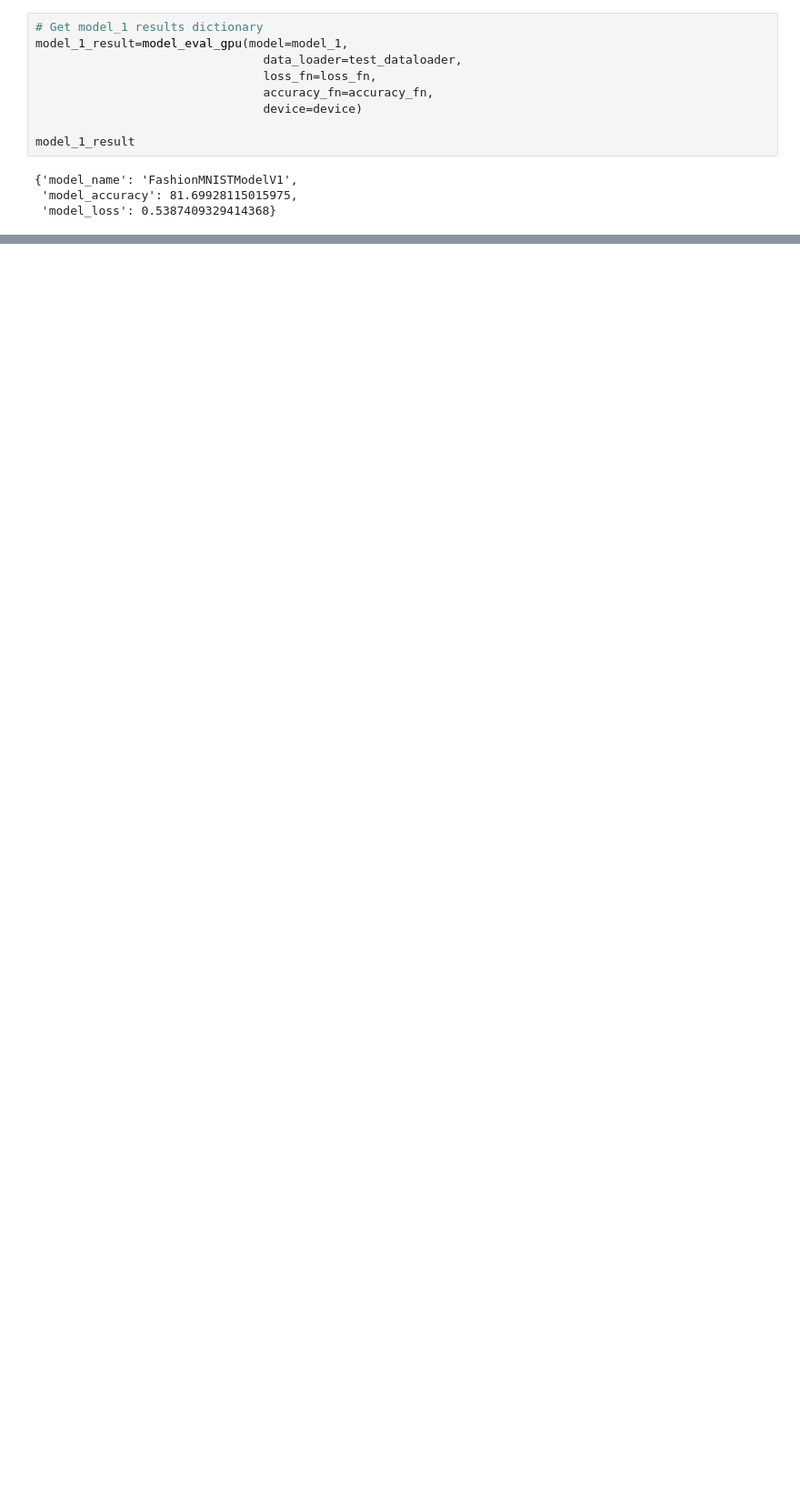
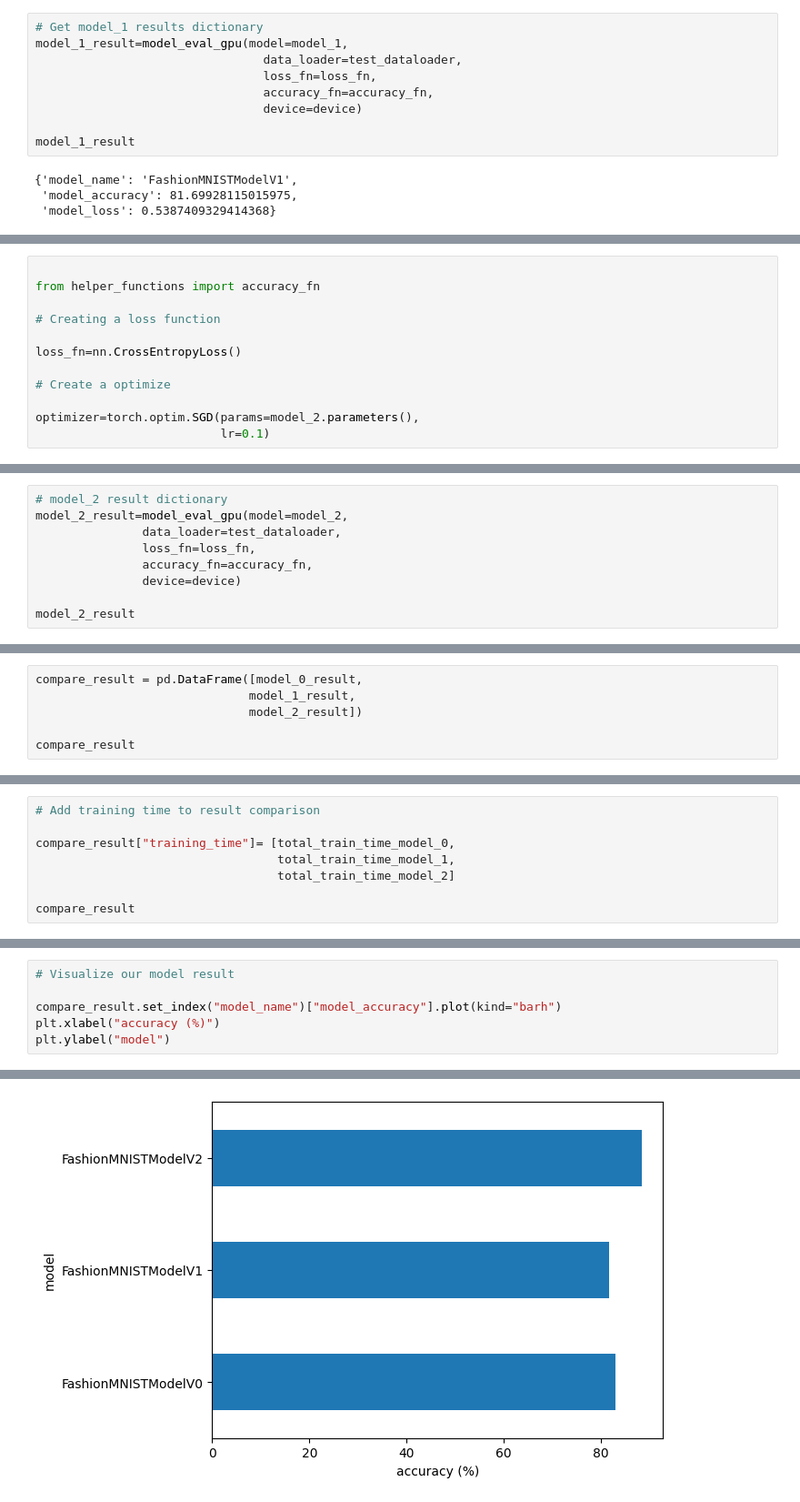
Before and after one commit to ShafaetUllah032/DL_with_PyTorch, a Jupyter notebook: 03 pytorch computer vision.ipynb, the cells around one changed output, grey strips where cells are left out. Shown at 91% size. Saved outputs shown, nothing was run; the diff lists cells and outputs as text; blank space fills up the shorter version.

```diff
--- a/03 pytorch computer vision.ipynb
+++ b/03 pytorch computer vision.ipynb
@@ -891,0 +1090,12 @@ To find out what's happening inside a CNN, see https://poloclub.github.io/cnn-ex
+# %%
+
+from helper_functions import accuracy_fn
+
+# Creating a loss function
+
+loss_fn=nn.CrossEntropyLoss()
+
+# Create a optimize
+
+optimizer=torch.optim.SGD(params=model_2.parameters(),
+                          lr=0.1)
@@ -891,0 +1175,9 @@ To find out what's happening inside a CNN, see https://poloclub.github.io/cnn-ex
+# %%
+# model_2 result dictionary
+model_2_result=model_eval_gpu(model=model_2,
+               data_loader=test_dataloader,
+               loss_fn=loss_fn,
+               accuracy_fn=accuracy_fn,
+               device=device)
+
+model_2_result
@@ -891,0 +1202,6 @@ To find out what's happening inside a CNN, see https://poloclub.github.io/cnn-ex
+# %%
+compare_result = pd.DataFrame([model_0_result,
+                              model_1_result,
+                              model_2_result])
+
+compare_result
@@ -891,0 +1213,8 @@ To find out what's happening inside a CNN, see https://poloclub.github.io/cnn-ex
+# %%
+# Add training time to result comparison
+
+compare_result["training_time"]= [total_train_time_model_0,
+                                  total_train_time_model_1,
+                                  total_train_time_model_2]
+
+compare_result
@@ -891,0 +1226,7 @@ To find out what's happening inside a CNN, see https://poloclub.github.io/cnn-ex
+# %%
+# Visualize our model result
+
+compare_result.set_index("model_name")["model_accuracy"].plot(kind="barh")
+plt.xlabel("accuracy (%)")
+plt.ylabel("model")
+# %% [output]
@@ -891,0 +1234 @@ To find out what's happening inside a CNN, see https://poloclub.github.io/cnn-ex
+[figure, added]
```
Also changed, not shown: parts of 37 cells of this notebook.
